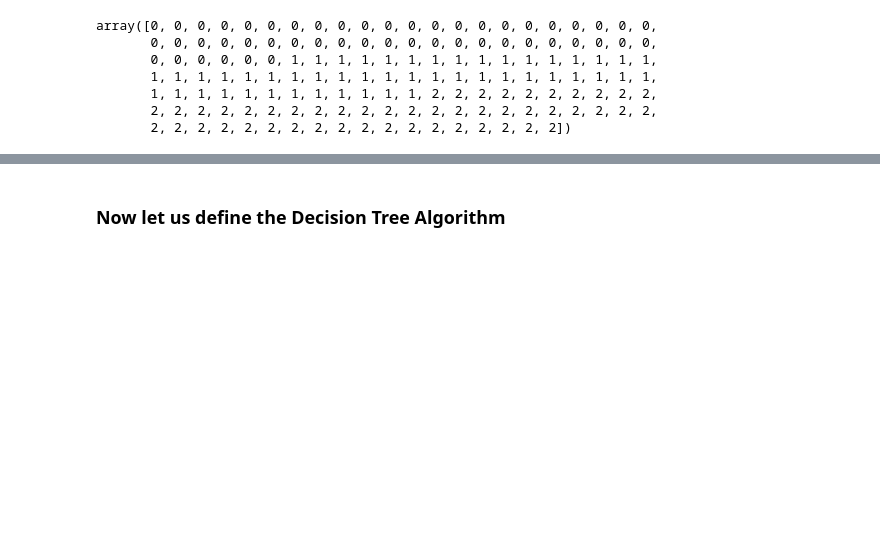
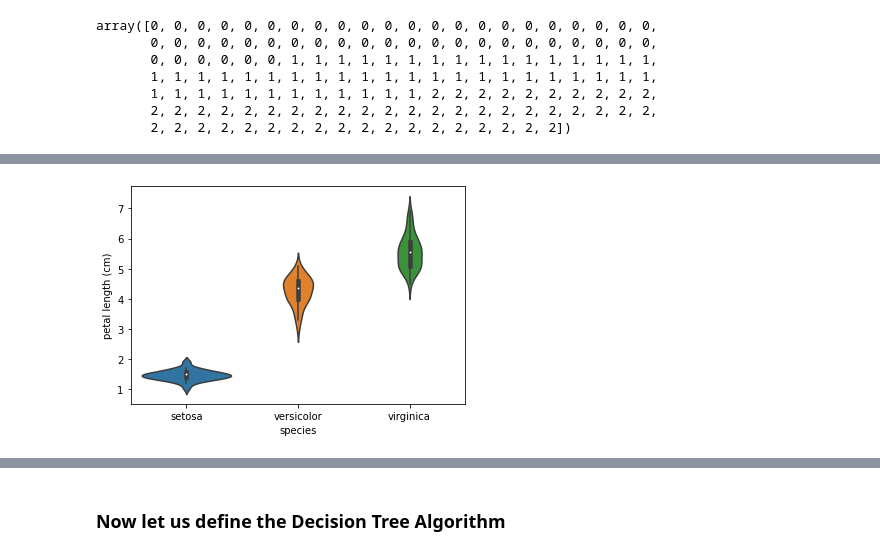
Before and after one commit to Abdelrhman2022/Predicting-the-Iris-by-Decision-Tree, a Jupyter notebook: DecisionTrees.ipynb, the cells around one changed output, grey strips where cells are left out. Cells and saved outputs as stored; diff of their text form; code cells hidden in the pictures; blank space fills up the shorter version.

```diff
--- a/DecisionTrees.ipynb
+++ b/DecisionTrees.ipynb
@@ -37,0 +66,5 @@ array([0, 0, 0, 0, 0, 0, 0, 0, 0, 0, 0, 0, 0, 0, 0, 0, 0, 0, 0, 0, 0, 0,
+# %%
+sns.violinplot(x="species",y="petal length (cm)",data=df)
+plt.show()
+# %% [output]
+[figure, added]
```
Also changed, not shown: parts of 9 cells of this notebook.
